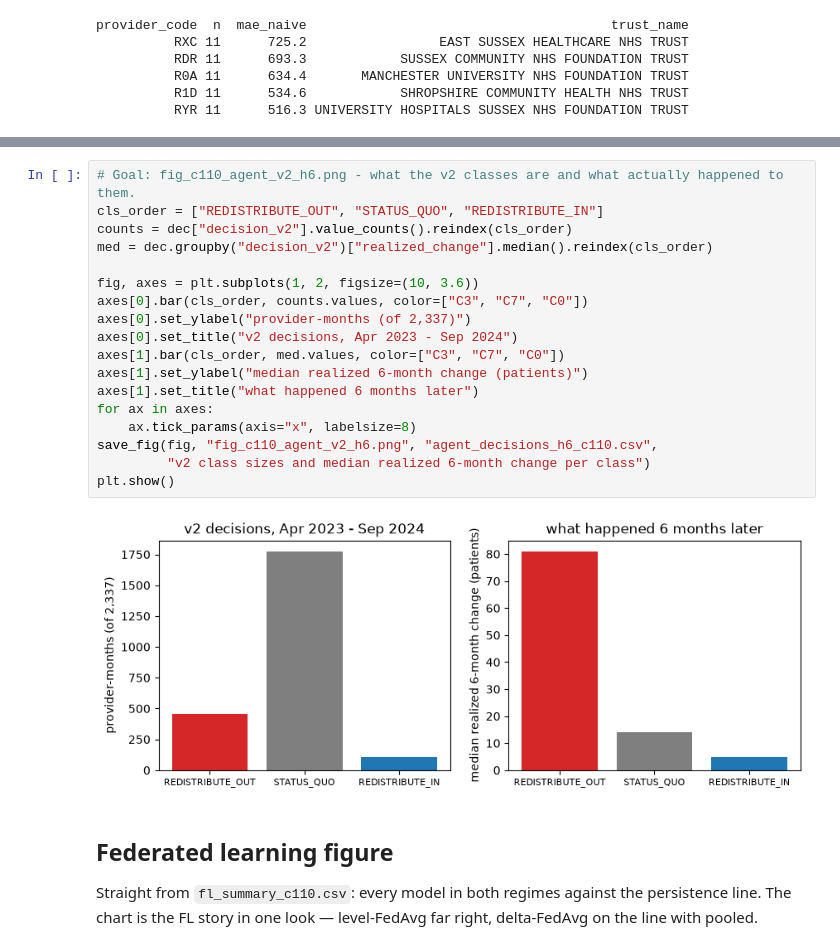
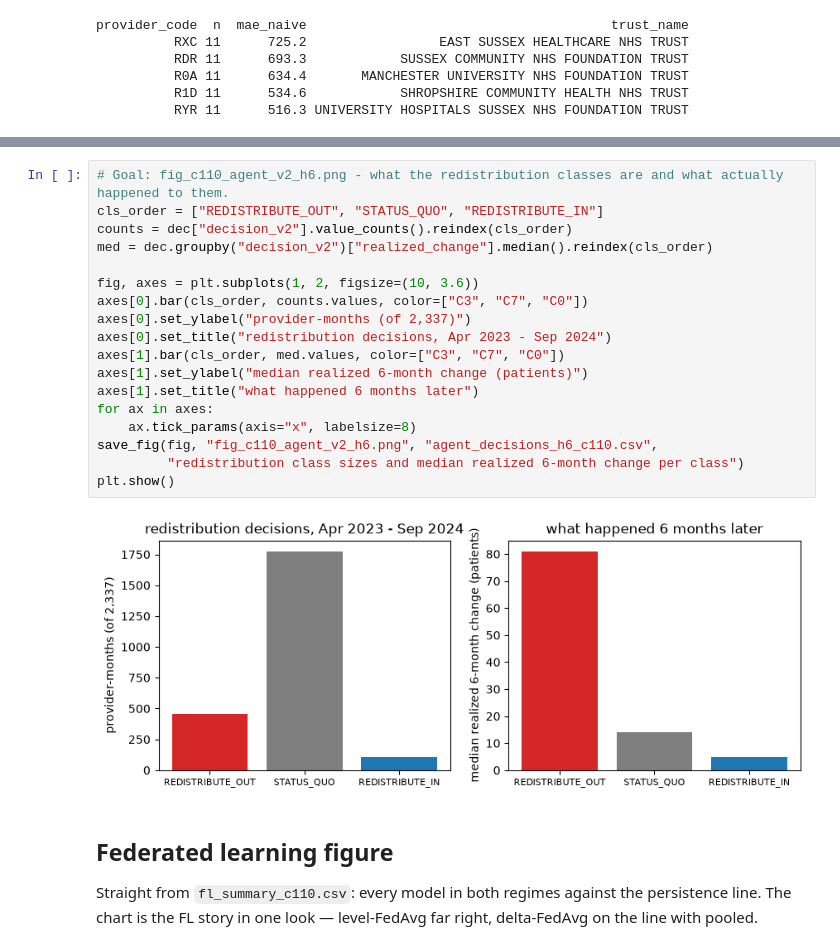
Before and after one commit to nileshsarkar-ai/fedOPD, a Jupyter notebook: src/13_report_figures.ipynb, the cells around one changed output, grey strips where cells are left out. Cells and saved outputs as stored; diff of their text form.

```diff
--- a/src/13_report_figures.ipynb
+++ b/src/13_report_figures.ipynb
@@ -313,25 +316,25 @@ print(stress.round(3).to_string(index=False))
 2024-04 to 2024-09 REDISTRIBUTE_OUT 139            0.673                   181.0
 2024-04 to 2024-09       STATUS_QUO 600            0.491                     7.5
 # %%
-# Goal: fig_c110_agent_v2_h6.png - what the v2 classes are and what actually happened to them.
+# Goal: fig_c110_agent_v2_h6.png - what the redistribution classes are and what actually happened to them.
 cls_order = ["REDISTRIBUTE_OUT", "STATUS_QUO", "REDISTRIBUTE_IN"]
 counts = dec["decision_v2"].value_counts().reindex(cls_order)
 med = dec.groupby("decision_v2")["realized_change"].median().reindex(cls_order)
 
 fig, axes = plt.subplots(1, 2, figsize=(10, 3.6))
 axes[0].bar(cls_order, counts.values, color=["C3", "C7", "C0"])
 axes[0].set_ylabel("provider-months (of 2,337)")
-axes[0].set_title("v2 decisions, Apr 2023 - Sep 2024")
+axes[0].set_title("redistribution decisions, Apr 2023 - Sep 2024")
 axes[1].bar(cls_order, med.values, color=["C3", "C7", "C0"])
 axes[1].set_ylabel("median realized 6-month change (patients)")
 axes[1].set_title("what happened 6 months later")
 for ax in axes:
     ax.tick_params(axis="x", labelsize=8)
 save_fig(fig, "fig_c110_agent_v2_h6.png", "agent_decisions_h6_c110.csv",
-         "v2 class sizes and median realized 6-month change per class")
+         "redistribution class sizes and median realized 6-month change per class")
 plt.show()
 # %% [output]
-[figure, old version]
+[figure, new version]
 # %% [markdown]
 ## Federated learning figure
 
```
Also changed, not shown: parts of 4 cells of this notebook, 15 other files.
